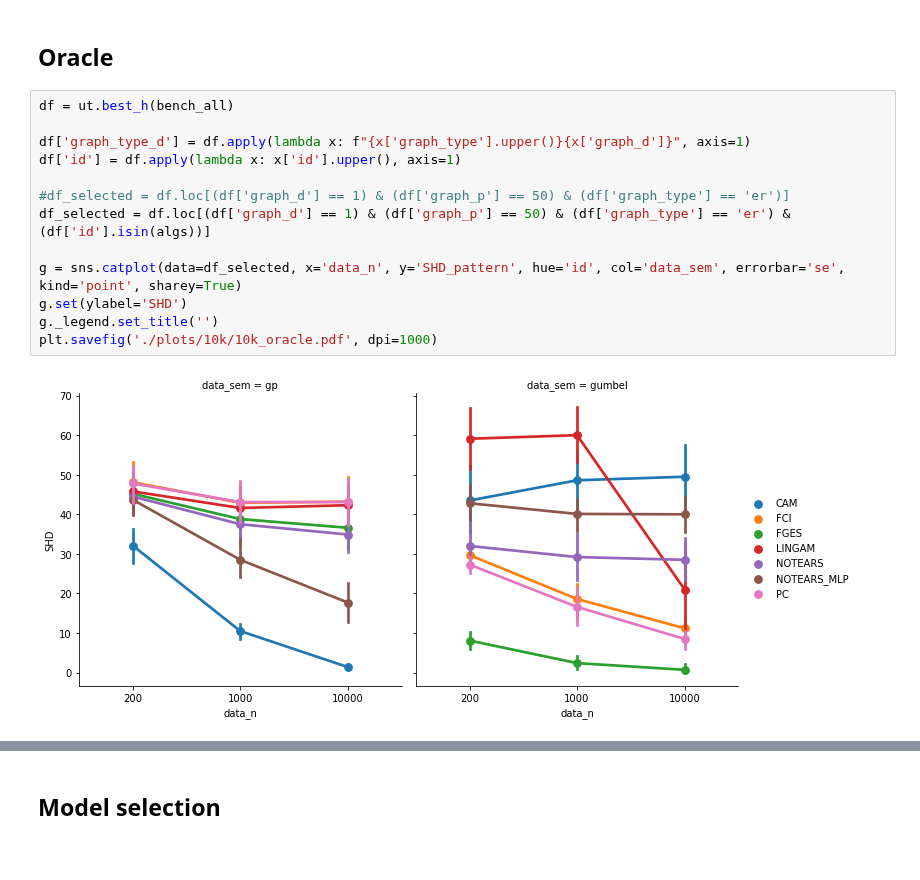
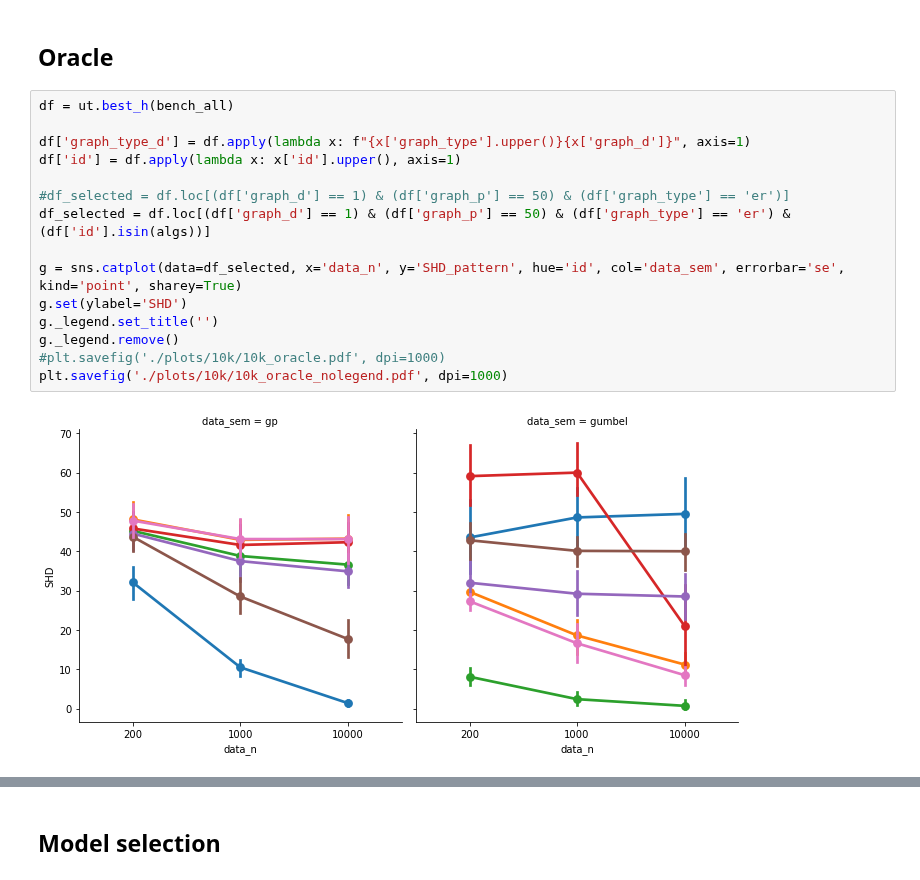
Before and after one commit to misoc-mml/hyperparams-causal-discovery, a Jupyter notebook: hyperparams/hyperparam_10k.ipynb, the cells around one changed output, grey strips where cells are left out. Saved outputs shown, nothing was run; the diff lists cells and outputs as text.

```diff
--- a/hyperparams/hyperparam_10k.ipynb
+++ b/hyperparams/hyperparam_10k.ipynb
@@ -16,15 +16,17 @@ algs.sort()
 # %%
 df = ut.best_h(bench_all)
 
 df['graph_type_d'] = df.apply(lambda x: f"{x['graph_type'].upper()}{x['graph_d']}", axis=1)
 df['id'] = df.apply(lambda x: x['id'].upper(), axis=1)
 
 #df_selected = df.loc[(df['graph_d'] == 1) & (df['graph_p'] == 50) & (df['graph_type'] == 'er')]
 df_selected = df.loc[(df['graph_d'] == 1) & (df['graph_p'] == 50) & (df['graph_type'] == 'er') & (df['id'].isin(algs))]
 
 g = sns.catplot(data=df_selected, x='data_n', y='SHD_pattern', hue='id', col='data_sem', errorbar='se', kind='point', sharey=True)
 g.set(ylabel='SHD')
 g._legend.set_title('')
-plt.savefig('./plots/10k/10k_oracle.pdf', dpi=1000)
+g._legend.remove()
+#plt.savefig('./plots/10k/10k_oracle.pdf', dpi=1000)
+plt.savefig('./plots/10k/10k_oracle_nolegend.pdf', dpi=1000)
 # %% [output]
-[figure, old version]
+[figure, new version]
```
Also changed, not shown: parts of 2 cells of this notebook, 2 other files.
